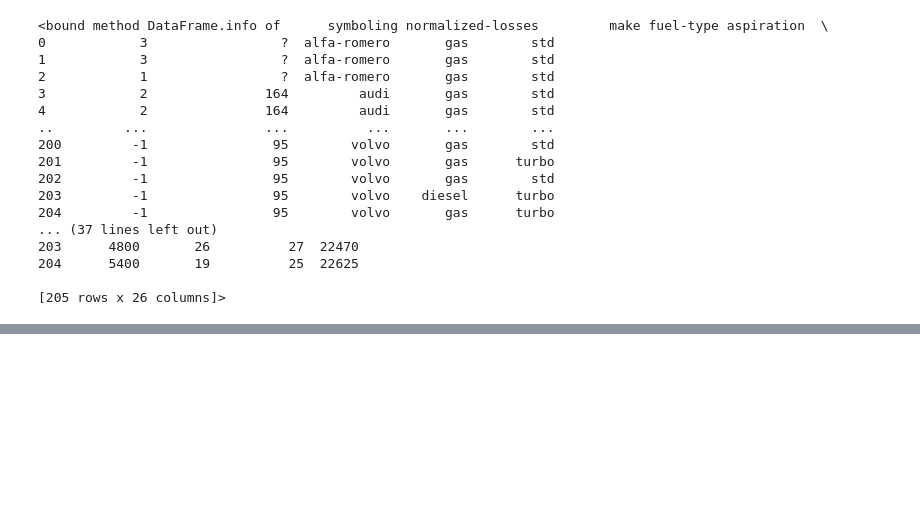
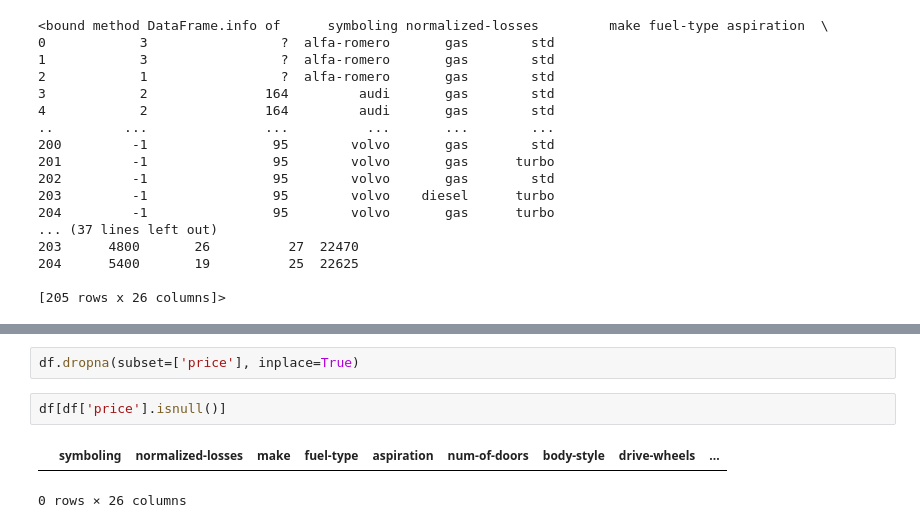
Before and after one commit to ghaffaru/used-car-price-prediction, a Jupyter notebook: train.ipynb, the cells around one changed output, grey strips where cells are left out. Drawn from its saved outputs; the diff is of its cells as text; blank space fills up the shorter version.

```diff
--- a/train.ipynb
+++ b/train.ipynb
@@ -119,0 +154,7 @@ df.info
+# %%
+df.dropna(subset=['price'], inplace=True)
+# %%
+df[df['price'].isnull()]
+# %% [output]
+|  | symboling | normalized-losses | make | fuel-type | aspiration | num-of-doors | body-style | drive-wheels | ... |
+0 rows × 26 columns
```
Also changed, not shown: parts of 28 cells of this notebook.
